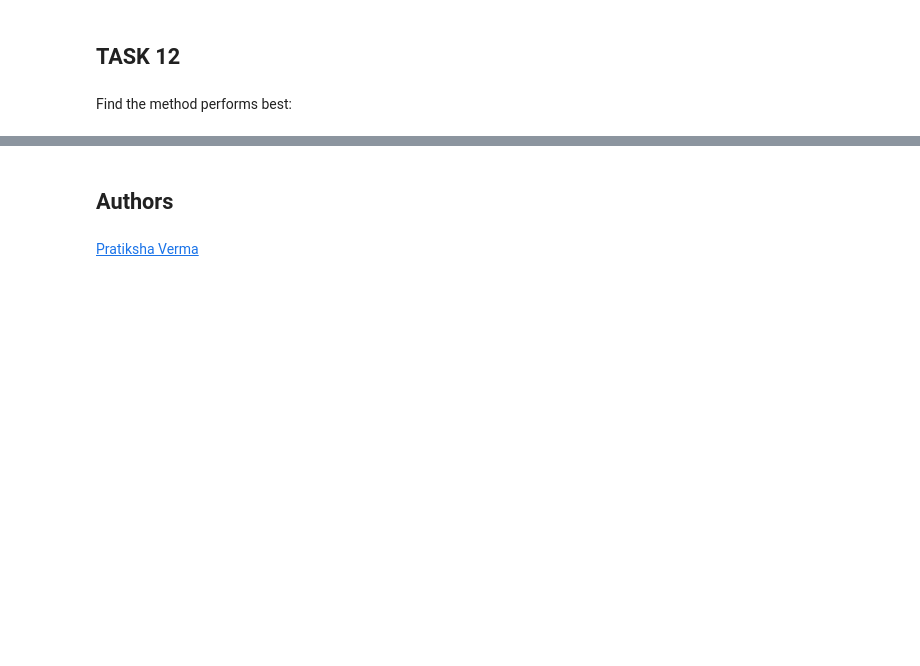
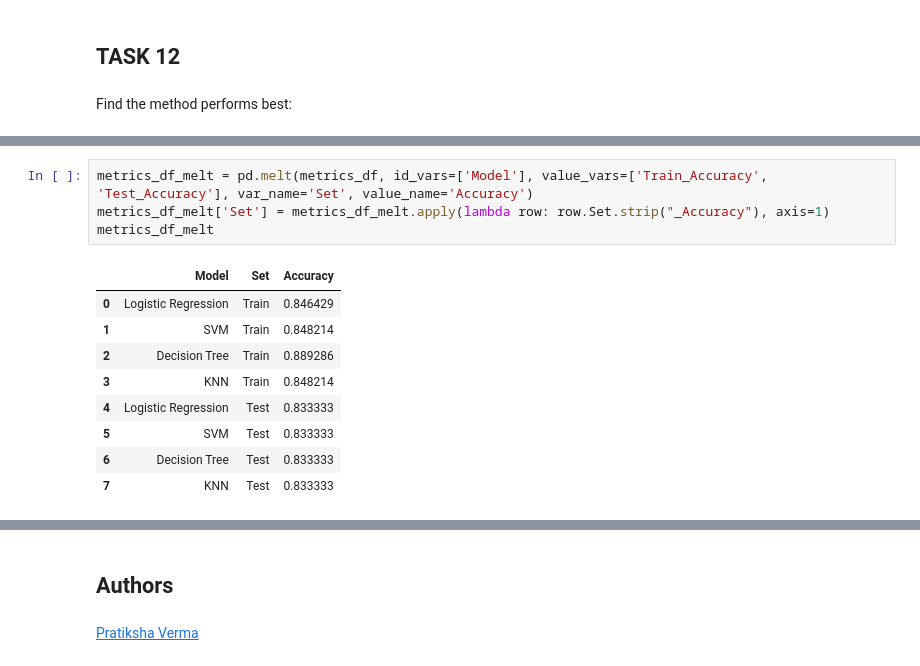
Before and after one commit to marcusfaustino/IBM-Data-Science, a Jupyter notebook: 10-Applied_Data_Science_Capstone/Module_4_Predictive_Analysis/1_Falcon_9_First_Stage_Landing_Prediction.ipynb, the cells around one changed output, grey strips where cells are left out. Drawn from its saved outputs; the diff is of its cells as text; blank space fills up the shorter version.

```diff
--- a/10-Applied_Data_Science_Capstone/Module_4_Predictive_Analysis/1_Falcon_9_First_Stage_Landing_Prediction.ipynb
+++ b/10-Applied_Data_Science_Capstone/Module_4_Predictive_Analysis/1_Falcon_9_First_Stage_Landing_Prediction.ipynb
@@ -388,0 +389,14 @@ metrics_df.sort_values('Test_Accuracy', ascending=False)
+# %%
+metrics_df_melt = pd.melt(metrics_df, id_vars=['Model'], value_vars=['Train_Accuracy', 'Test_Accuracy'], var_name='Set', value_name='Accuracy')
+metrics_df_melt['Set'] = metrics_df_melt.apply(lambda row: row.Set.strip("_Accuracy"), axis=1)
+metrics_df_melt
+# %% [output]
+|  | Model | Set | Accuracy |
+| 0 | Logistic Regression | Train | 0.846429 |
+| 1 | SVM | Train | 0.848214 |
+| 2 | Decision Tree | Train | 0.889286 |
+| 3 | KNN | Train | 0.848214 |
+| 4 | Logistic Regression | Test | 0.833333 |
+| 5 | SVM | Test | 0.833333 |
+| 6 | Decision Tree | Test | 0.833333 |
+| 7 | KNN | Test | 0.833333 |
```
Also changed, not shown: parts of 5 cells of this notebook.
